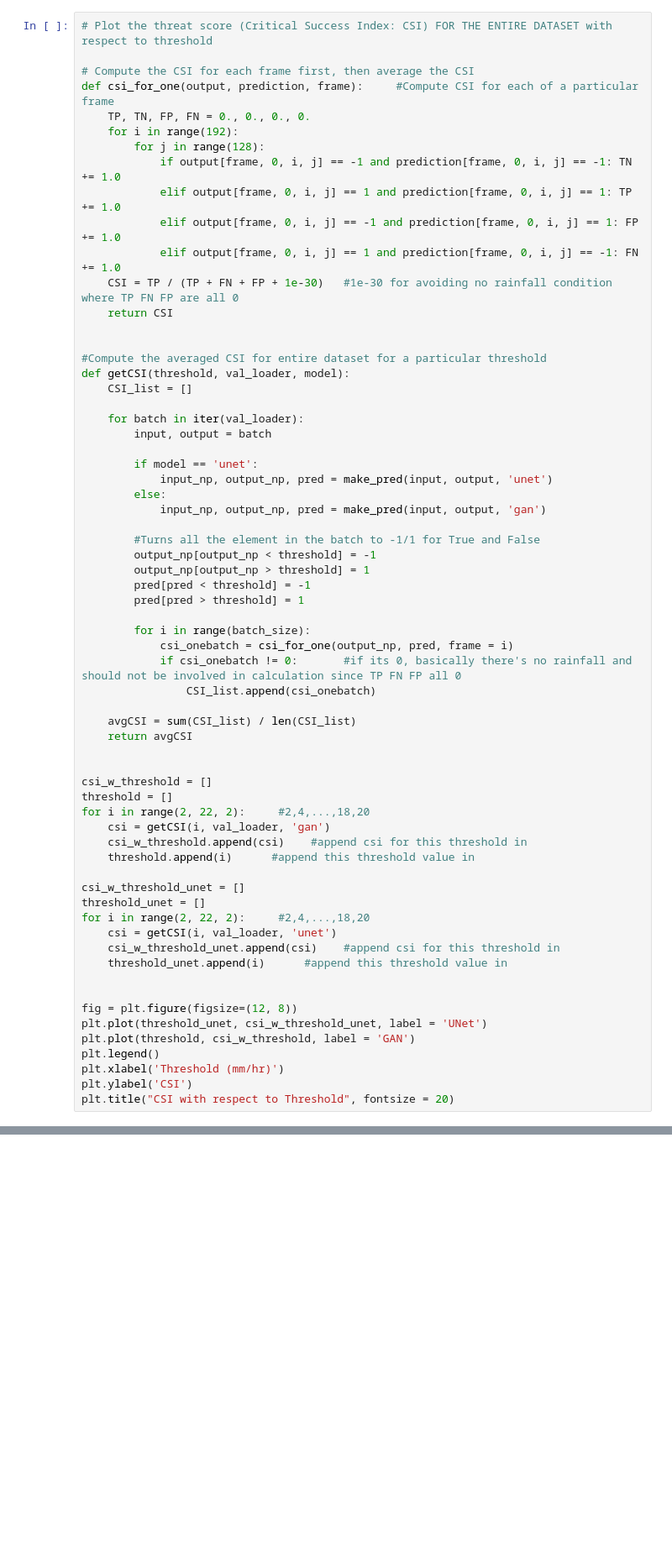
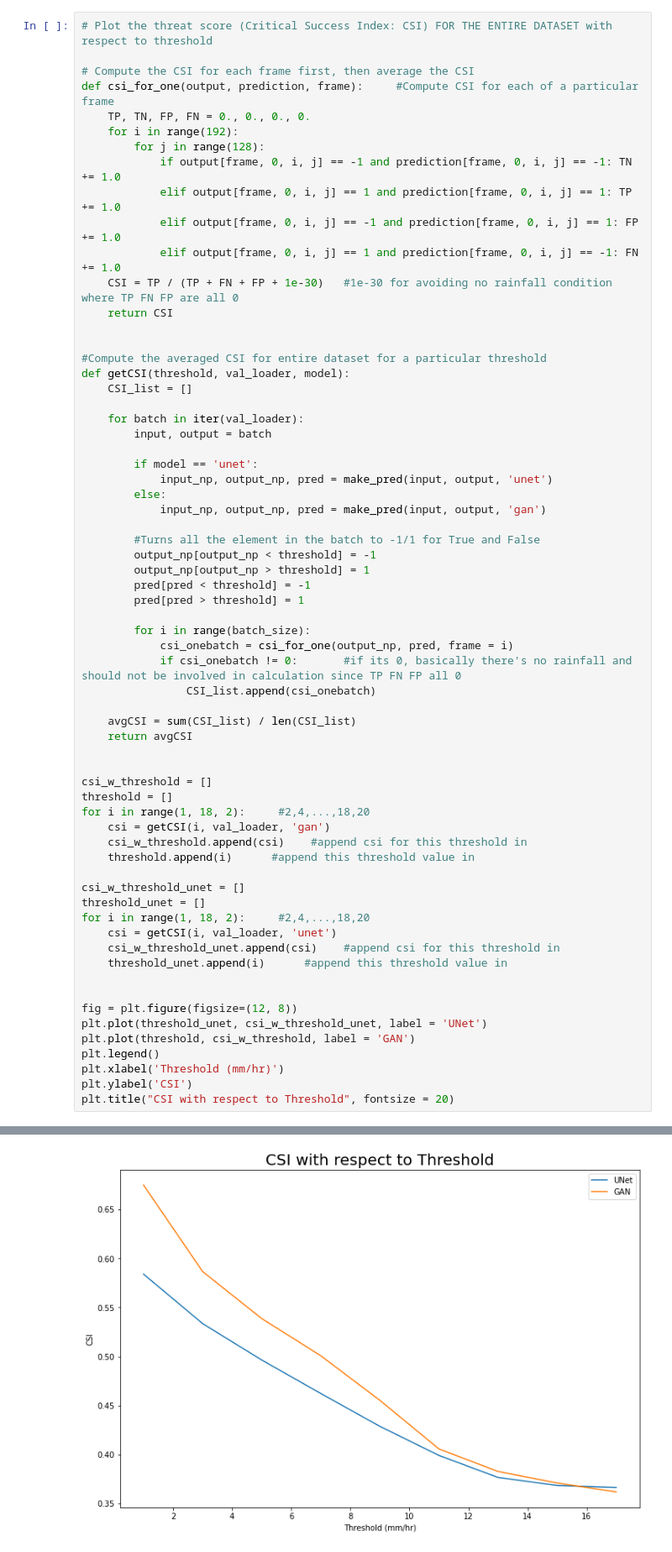
Before and after one commit to ZHANGZ1YUE/RainGAN, a Jupyter notebook: predict.ipynb, the cells around one changed output, grey strips where cells are left out. Shown at 84% size. Cells and saved outputs as stored; diff of their text form; blank space fills up the shorter version.

```diff
--- a/predict.ipynb
+++ b/predict.ipynb
@@ -231,14 +241,14 @@ def getCSI(threshold, val_loader, model):
 
 csi_w_threshold = []
 threshold = []
-for i in range(2, 22, 2):     #2,4,...,18,20
+for i in range(1, 18, 2):     #2,4,...,18,20
     csi = getCSI(i, val_loader, 'gan')
     csi_w_threshold.append(csi)    #append csi for this threshold in
     threshold.append(i)      #append this threshold value in
 
 csi_w_threshold_unet = []
 threshold_unet = []
-for i in range(2, 22, 2):     #2,4,...,18,20
+for i in range(1, 18, 2):     #2,4,...,18,20
     csi = getCSI(i, val_loader, 'unet')
     csi_w_threshold_unet.append(csi)    #append csi for this threshold in
     threshold_unet.append(i)      #append this threshold value in
@@ -251,3 +261,4 @@ plt.legend()
 plt.xlabel('Threshold (mm/hr)')
 plt.ylabel('CSI')
 plt.title("CSI with respect to Threshold", fontsize = 20)
+# %% [output]
@@ -253,0 +266 @@ plt.title("CSI with respect to Threshold", fontsize = 20)
+[figure, added]
```
Also changed, not shown: parts of 4 cells of this notebook.
